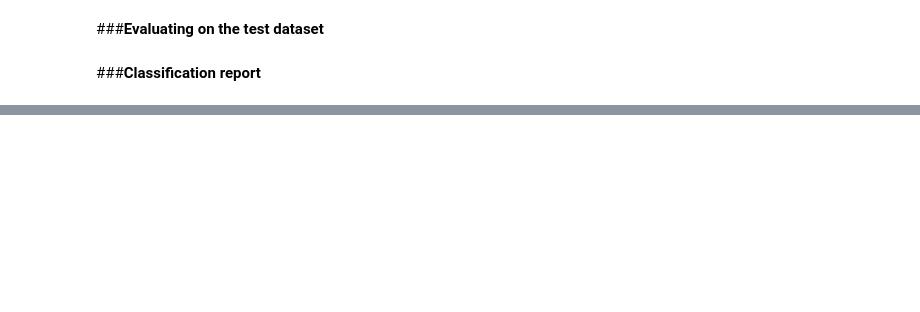
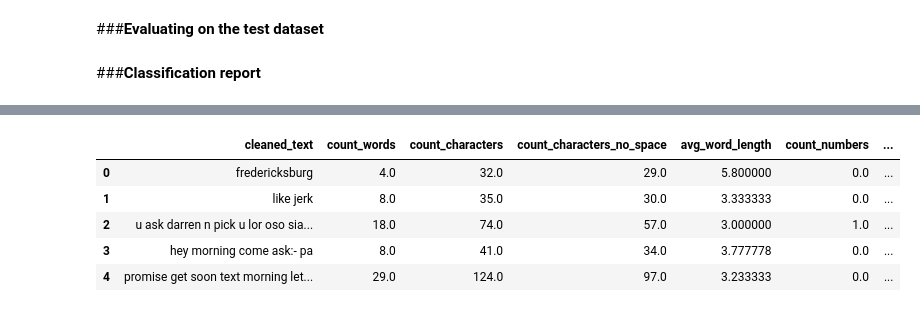
Before and after one commit to sflyranger/Spam-Detection-Pipelines-, a Jupyter notebook: Spam_Detection_Model.ipynb, the cells around one changed output, grey strips where cells are left out. Cells and saved outputs as stored; diff of their text form; code cells hidden in the pictures; blank space fills up the shorter version.

```diff
--- a/Spam_Detection_Model.ipynb
+++ b/Spam_Detection_Model.ipynb
@@ -905,0 +939,8 @@ weighted avg       0.97      0.96      0.96       201
+# %%
+# Concatenating the cleaned text data with the features dataframe
+X_train_combo = pd.concat((pd.DataFrame(X_train_cleaned_s, columns = ['cleaned_text']),
+                           pd.DataFrame(X_train_fe_features, columns=feature_names)), axis = 1)
+
+
+y_train_combo = y_train_s_encoded
+y_test_combo = y_test_s_encoded
@@ -905,0 +951,9 @@ weighted avg       0.97      0.96      0.96       201
+# %%
+X_train_combo.head()
+# %% [output]
+|  | cleaned_text | count_words | count_characters | count_characters_no_space | avg_word_length | count_numbers | ... |
+| 0 | fredericksburg | 4.0 | 32.0 | 29.0 | 5.800000 | 0.0 | ... |
+| 1 | like jerk | 8.0 | 35.0 | 30.0 | 3.333333 | 0.0 | ... |
+| 2 | u ask darren n pick u lor oso sia... | 18.0 | 74.0 | 57.0 | 3.000000 | 1.0 | ... |
+| 3 | hey morning come ask:- pa | 8.0 | 41.0 | 34.0 | 3.777778 | 0.0 | ... |
+| 4 | promise get soon text morning let... | 29.0 | 124.0 | 97.0 | 3.233333 | 0.0 | ... |
```
Also changed, not shown: parts of 34 cells of this notebook.
